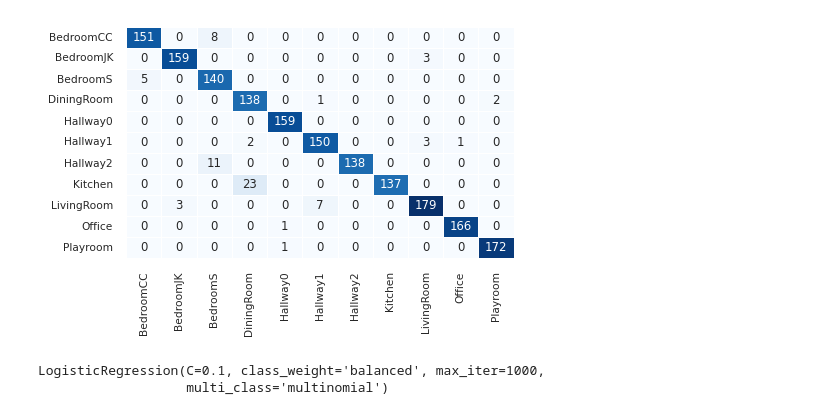
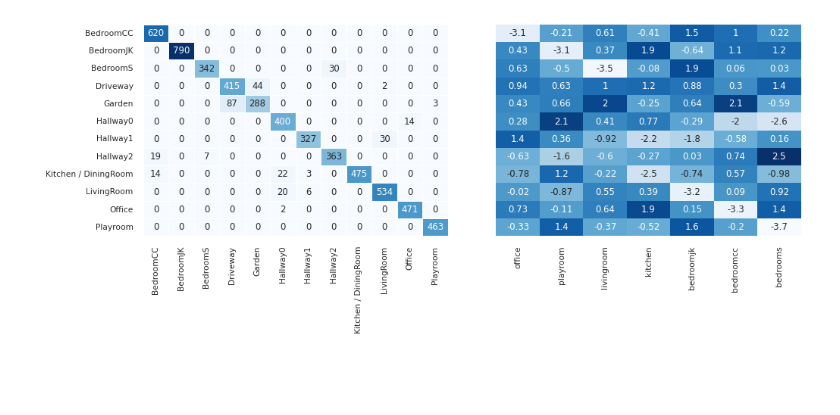
Before and after one commit to justin4480/ESPresense-ml, a Jupyter notebook: espresense-ml.ipynb, the cells around one changed output. Saved outputs shown, nothing was run; the diff lists cells and outputs as text; code cells hidden in the pictures; blank space fills up the shorter version.

```diff
--- a/espresense-ml.ipynb
+++ b/espresense-ml.ipynb
@@ -154,0 +146,13 @@ plt.show()
+# %%
+fig, ax = plt.subplots(ncols=len(X.columns), figsize=(16, 4), sharey=True)
+for i, basestation in enumerate(X.columns):
+    sns.boxplot(
+        data=X.join(y), x='y', y=basestation,
+        order=X.join(y).groupby('y').mean()[basestation].sort_values().index,
+        ax=ax[i]
+    ).set_title(basestation)
+    ax[i].set_ylabel('')
+    ax[i].set_xlabel('')
+    ax[i].set_xticklabels('')
+plt.tight_layout()
+plt.show()
@@ -155,6 +274,20 @@ plt.show()
 # %%
+X, y = influx.get_Xy()
+
+# remove outliers
+if True:
+    lim_min = X.join(y).groupby('y').quantile(.5).min().round(2)
+    lim_max = X.quantile(.75).round(2)
+    X[X < lim_min] = lim_min.to_list()
+    X[X > lim_max] = lim_max.to_list()
+
+# Add polynomial features
+#X_2 = (X ** 2).rename(columns=lambda col: f"{col}^{2}" if col in X.columns else col)
+#X = pd.concat([X, X_2], axis=1)
+#X = PolynomialFeatures(2, include_bias=True).fit_transform(X)
+
 # Normalise
-scaler = X.describe().loc[['mean', 'std']].T
+scaler = X.describe().loc[['mean', 'std']].round(2).T
 X = (X - scaler['mean']) / scaler['std']
 
 # Define model
@@ -165,24 +298,35 @@ scores = cross_val_score(lr, X, y, cv=StratifiedKFold(n_splits=3))
 print(f"Cross-val scores:\t{scores.mean().round(2)} {scores.std().round(2)} {scores.round(2)}")
 
 # Train-test
-X_train, X_test, y_train, y_test = train_test_split(X, y, random_state=0, stratify=y)
+X_train, X_test, y_train, y_test = train_test_split(X, y, random_state=0, stratify=y, test_size=0.5)
 lr.fit(X_train, y_train)
-print(f'Train-test train score:\t{lr.score(X_train, y_train)}')
-print(f'Train-test test score:\t{lr.score(X_test, y_test)}')
+print(f'Train-test train score:\t{lr.score(X_train, y_train).round(2)}')
+print(f'Train-test test score:\t{lr.score(X_test, y_test).round(2)}')
 y_pred = lr.predict(X_test)
 
 # Train Test Metrics
 print(classification_report(y_test, y_pred))
-plt.figure(figsize=(5, 3))
+fig, ax = plt.subplots(1, 2, figsize=(10, 4), sharey=True)
+plt.tight_layout(pad=4)
 sns.heatmap(
     data=confusion_matrix(y_test, y_pred),
     annot=True, fmt='d', cbar=False, square=False,
     linecolor='white', linewidths=0.5, cmap='Blues',
     xticklabels=lr.classes_,
     yticklabels=lr.classes_,
+    ax=ax[0],
+)
+sns.heatmap(
+    data=lr.coef_.round(2),
+    annot=True,
+    cbar=False,
+    cmap='Blues',
+    xticklabels=basestations,
+    yticklabels=lr.classes_,
+    ax=ax[1],
 )
 plt.show()
 
 # Final model fit
-lr.fit(X, y)
+lr.fit(X, y);
 # %% [output]
@@ -209,3 +350 @@ weighted avg       0.96      0.96      0.96      1760
-[figure, old version]
+[figure, new version]
-LogisticRegression(C=0.1, class_weight='balanced', max_iter=1000,
-                   multi_class='multinomial')
```
Also changed, not shown: parts of 14 cells of this notebook.
